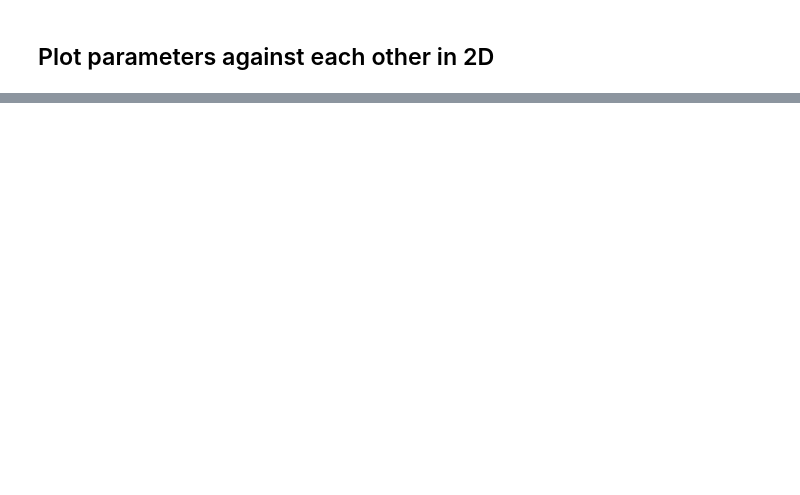
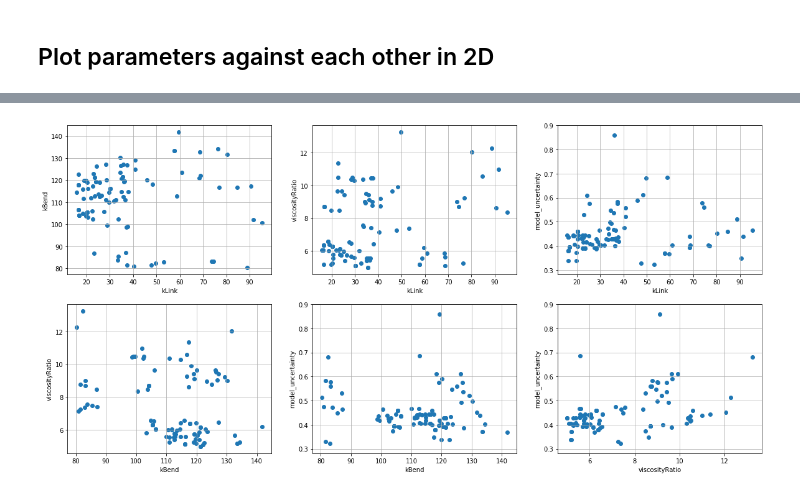
Before and after one commit to devrieskevin/IUQ-Project, a Jupyter notebook: hemocell_UQ_analysis.ipynb, the cells around one changed output, grey strips where cells are left out. Saved outputs shown, nothing was run; the diff lists cells and outputs as text; code cells hidden in the pictures; blank space fills up the shorter version.

```diff
--- a/hemocell_UQ_analysis.ipynb
+++ b/hemocell_UQ_analysis.ipynb
@@ -114,0 +86,17 @@ plt.show()
+# %%
+plt.figure(figsize=(20,15))
+
+count = 1
+for n in range(len(params)):
+    for m in range(n,len(params)):
+        if n != m:
+            plt.subplot(3,3,count)
+            plt.grid(True)
+            plt.xlabel(params[n])
+            plt.ylabel(params[m])
+            plt.scatter(sample_df[params[n]].values,sample_df[params[m]].values)
+            count += 1
+
+plt.show()
+# %% [output]
+[figure, added]
```
Also changed, not shown: parts of 6 cells of this notebook, 10 other files.
